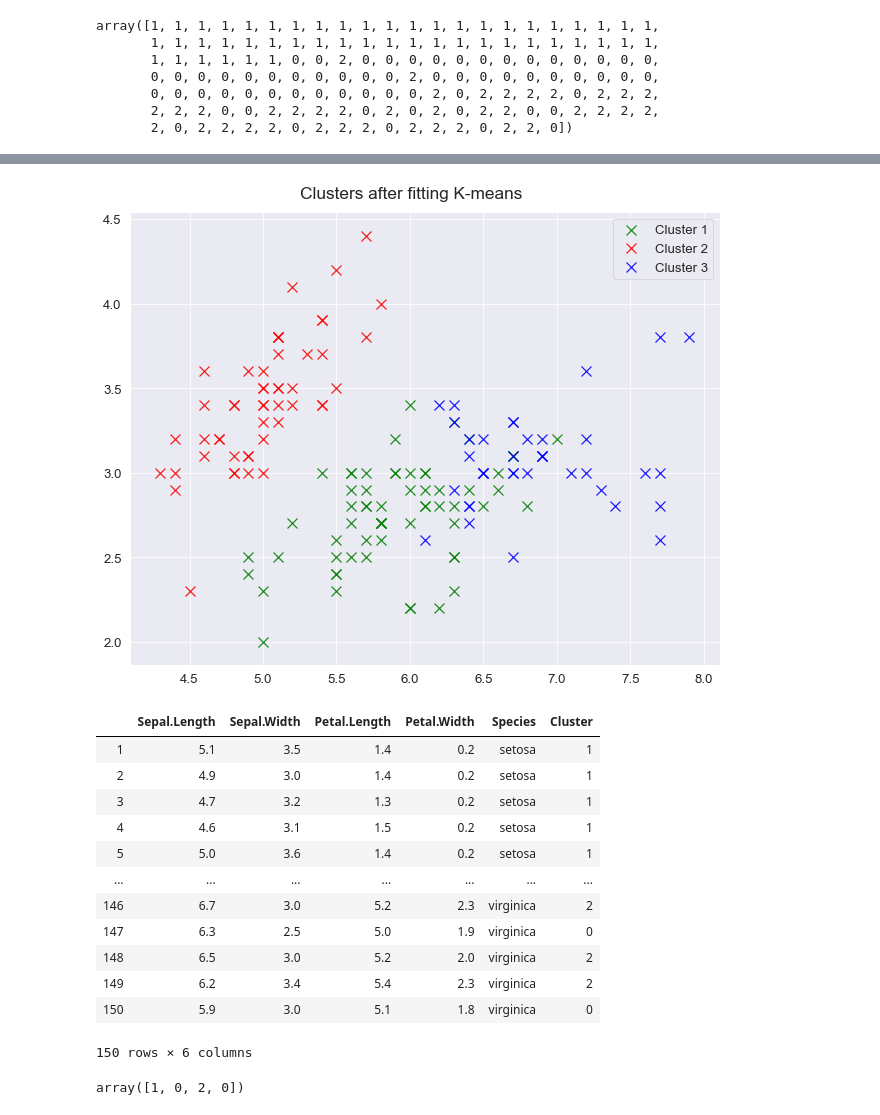
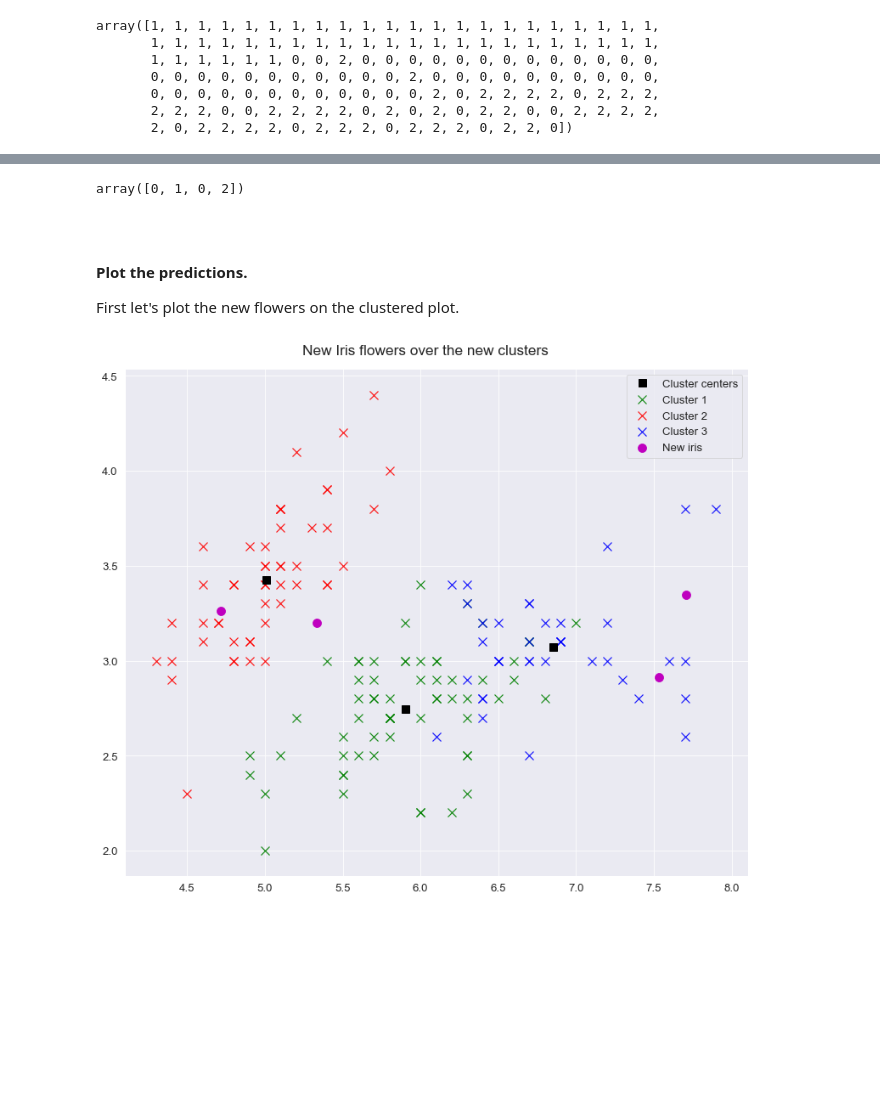
Before and after one commit to olgarozhdestvina/Machine-Learning-and-Statistics, a Jupyter notebook: Tasks.ipynb, the cells around one changed output, grey strips where cells are left out. Drawn from its saved outputs; the diff is of its cells as text; code cells hidden in the pictures; blank space fills up the shorter version.

```diff
--- a/Tasks.ipynb
+++ b/Tasks.ipynb
@@ -534,7 +548,7 @@ array([[5.1, 3.5, 1.4, 0.2],
        [5.9, 3. , 5.1, 1.8]])
 # %%
 # Perform kmeans fitting.
-kmeans = skcl.KMeans(n_clusters=3, random_state=0).fit(iris_num)
+kmeans = skcl.KMeans(n_clusters=3, init="k-means++", random_state=0).fit(iris_num)
 # %%
 # See the labels of the points.
 iris_fit = kmeans.labels_
@@ -556,0 +595,6 @@ Now let's plot the new clusters of data for each Iris flower. [6] [7]
+# %%
+# Find centroids of the clusters.
+cent = kmeans.cluster_centers_
+
+# Display the centroids.
+cent
@@ -557,44 +632,47 @@ Now let's plot the new clusters of data for each Iris flower. [6] [7]
+# %%
+# Get an instance of the generator
+rng = np.random.default_rng()
+
+# Create four flower around kmeabs cluster center.
+flower_1 = rng.normal(cent[0])
+flower_2 = rng.normal(cent[1])
+flower_3 = rng.normal(cent[2])
+flower_4 = rng.normal(cent[2])
+
+# Predict the cluster for them.
+new_iris = np.array([flower_1, flower_2, flower_3, flower_4])
+predictions = kmeans.predict(new_iris)
+
+# Display preditions.
+predictions
+# %% [output]
+array([0, 1, 0, 2])
+# %% [markdown]
+<br>
+
+#### Plot the predictions.
+First let's plot the new flowers on the clustered plot.
 # %%
 # Plot the data set.
-fig, ax = plt.subplots(figsize=(9, 7))
-fig.suptitle("Clusters after fitting K-means", y=1.02)
-ax.scatter(iris_num[iris_fit == 0, 0], iris_num[iris_fit == 0, 1], s = 100, c= 'green', marker="x", alpha=.9, label="Cluster 1")
-ax.scatter(iris_num[iris_fit == 1, 0], iris_num[iris_fit == 1, 1], s = 100, c= 'red', marker="x", alpha=.9, label="Cluster 2")
-ax.scatter(iris_num[iris_fit == 2, 0], iris_num[iris_fit == 2, 1], s = 100, c= 'blue', marker="x", alpha=.9, label="Cluster 3")
+fig, ax = plt.subplots()
+fig.suptitle("New Iris flowers over the new clusters", y=1.02)
+ax.scatter(iris_num[iris_fit == 0][:,0], iris_num[iris_fit == 0][:,1], s=100, c='g', marker="x", alpha=.9, label="Cluster 1")
+ax.scatter(iris_num[iris_fit == 1][:,0], iris_num[iris_fit == 1][:,1], s=100, c='r', marker="x", alpha=.9, label="Cluster 2")
+ax.scatter(iris_num[iris_fit == 2][:,0], iris_num[iris_fit == 2][:,1], s=100, c='b', marker="x", alpha=.9, label="Cluster 3")
+
+# New flowers.
+ax.scatter(new_iris[:,0], new_iris[:,1], s = 100, c= 'm', marker="o",label="New iris")
+
+# The centroids of the clusters
+ax.plot(cent[:,0], cent[:,1], 'ks', markersize=9, label="Cluster centers")
 
 # Clean up whitespace padding.
 fig.tight_layout()
 
 # Show legend with repeated labels removed.
-handles, labels = plt.gca().get_legend_handles_labels()
-by_label = dict(zip(labels, handles))
-plt.legend(by_label.values(), by_label.keys())
+ax.legend()
 
 # Show the plot.
 plt.show()
 # %% [output]
-[figure, old version]
+[figure, new version]
-# %%
-iris["Cluster"] = kmeans.labels_
-iris
-# %% [output]
-|  | Sepal.Length | Sepal.Width | Petal.Length | Petal.Width | Species | Cluster |
-| 1 | 5.1 | 3.5 | 1.4 | 0.2 | setosa | 1 |
-| 2 | 4.9 | 3.0 | 1.4 | 0.2 | setosa | 1 |
-| 3 | 4.7 | 3.2 | 1.3 | 0.2 | setosa | 1 |
-| 4 | 4.6 | 3.1 | 1.5 | 0.2 | setosa | 1 |
-| 5 | 5.0 | 3.6 | 1.4 | 0.2 | setosa | 1 |
-| ... | ... | ... | ... | ... | ... | ... |
-| 146 | 6.7 | 3.0 | 5.2 | 2.3 | virginica | 2 |
-| 147 | 6.3 | 2.5 | 5.0 | 1.9 | virginica | 0 |
-| 148 | 6.5 | 3.0 | 5.2 | 2.0 | virginica | 2 |
-| 149 | 6.2 | 3.4 | 5.4 | 2.3 | virginica | 2 |
-| 150 | 5.9 | 3.0 | 5.1 | 1.8 | virginica | 0 |
-150 rows × 6 columns
-# %%
-# Predict the cluster for four points().
-newvals = np.array([[4.8,4.0,1.3,0.3],[5.7,2.7,4.3,2.0],[6.0,3.5,5.6,2.0],[4.0, 4.0, 4.0, 4.0]])
-predictions = kmeans.predict(newvals)
-predictions
-# %% [output]
-array([1, 0, 2, 0])
```
Also changed, not shown: parts of 30 cells of this notebook.
